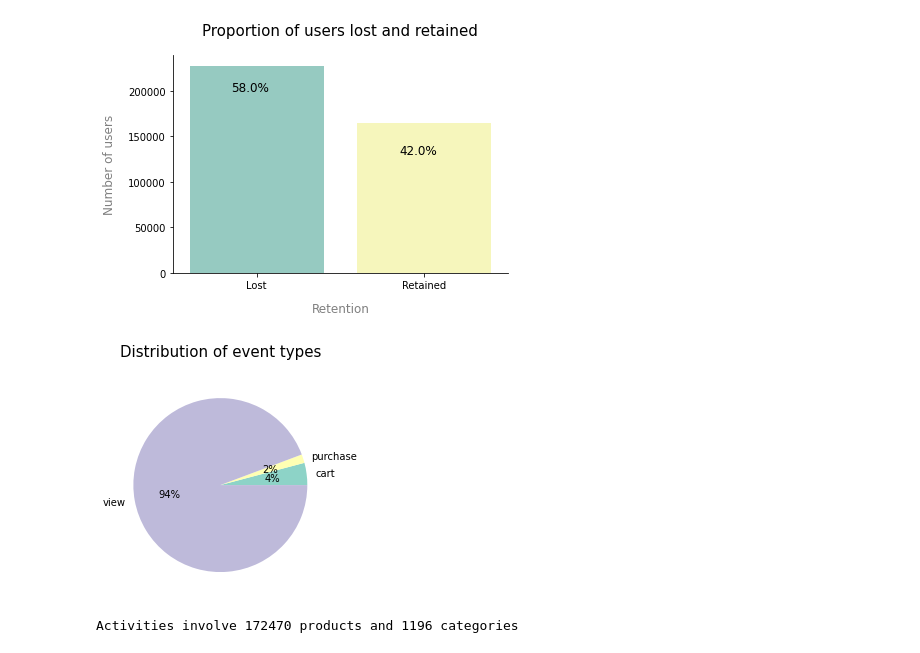
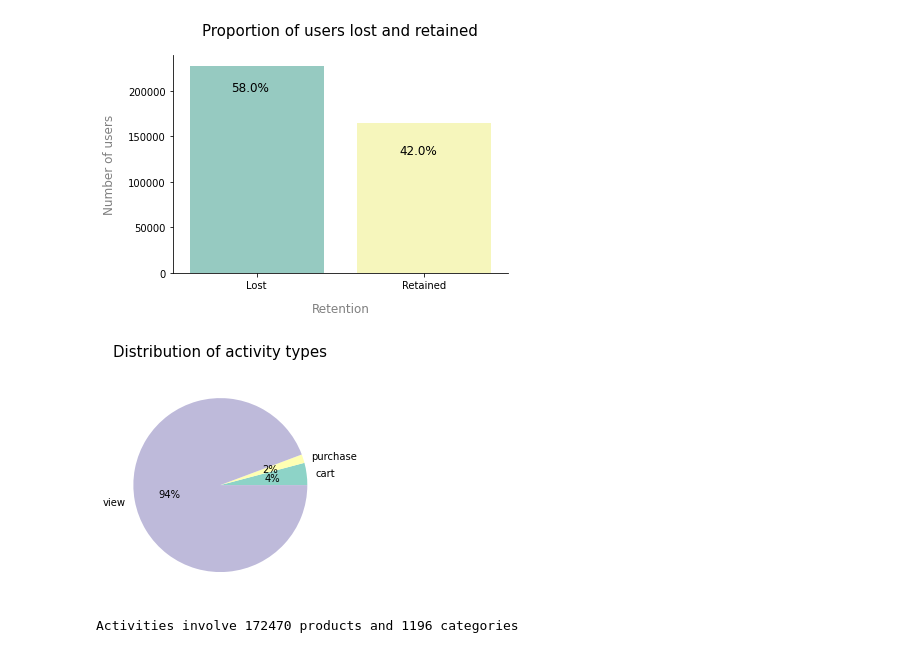
Before and after one commit to yz-joy/user-retention, a Jupyter notebook: Analysis/user-retention-pred.ipynb, the cells around one changed output. Saved outputs shown, nothing was run; the diff lists cells and outputs as text; code cells hidden in the pictures.

```diff
--- a/Analysis/user-retention-pred.ipynb
+++ b/Analysis/user-retention-pred.ipynb
@@ -156,13 +196,13 @@ plt.savefig('../Fig/User retention rate.png', bbox_inches="tight")
 # %%
 event_typ = df_sample.groupby('event_type', dropna=False).size()
 colors = sns.color_palette('Set3')[0:len(event_typ)]
 
 #create pie chart
 plt.pie(event_typ, labels = event_typ.index, colors = colors, autopct='%.0f%%');
-plt.title("Distribution of event types", size=15, pad=20);
+plt.title("Distribution of activity types", size=15, pad=20);
 plt.savefig('../Fig/Event type distribution.png', bbox_inches="tight")
 # %% [output]
-[figure, old version]
+[figure, new version]
 # %%
 print('Activities involve {} products and {} categories'.format(df_sample.product_id.nunique(), df_sample.category_id.nunique()))
 # %% [output]
```
Also changed, not shown: parts of 27 cells of this notebook, 11 other files.
